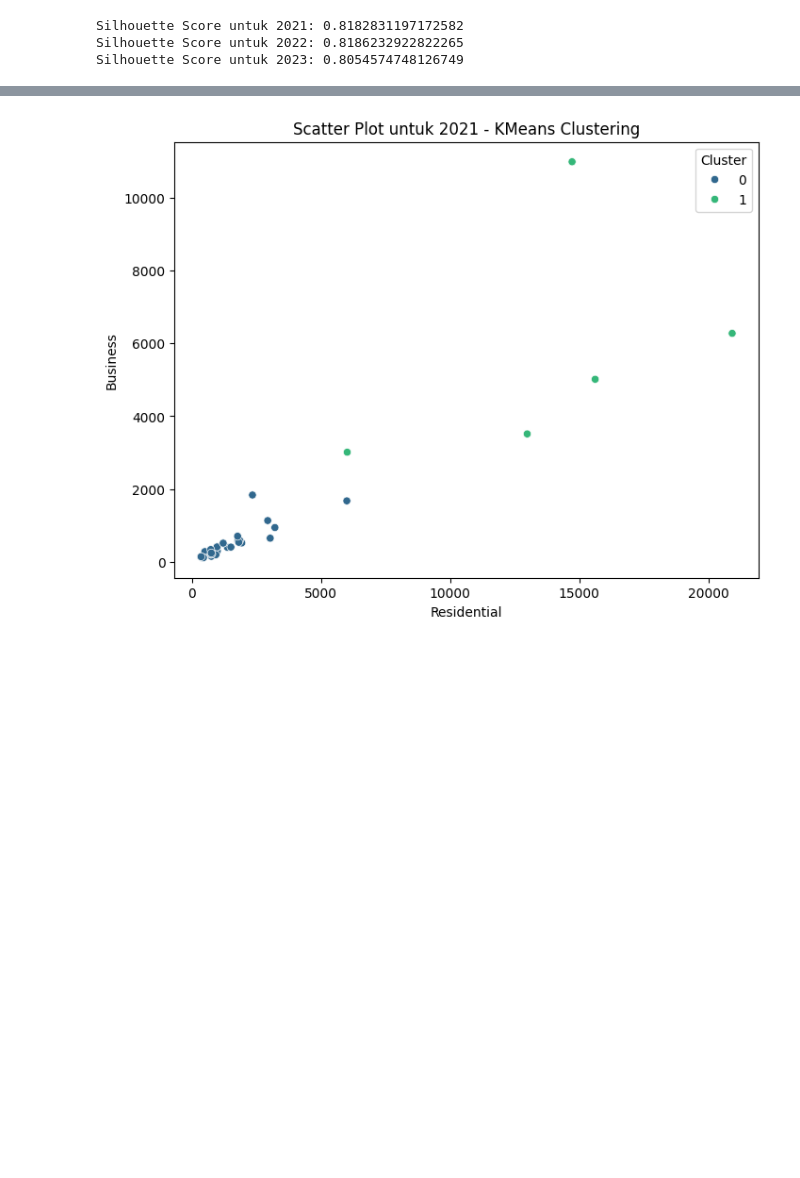
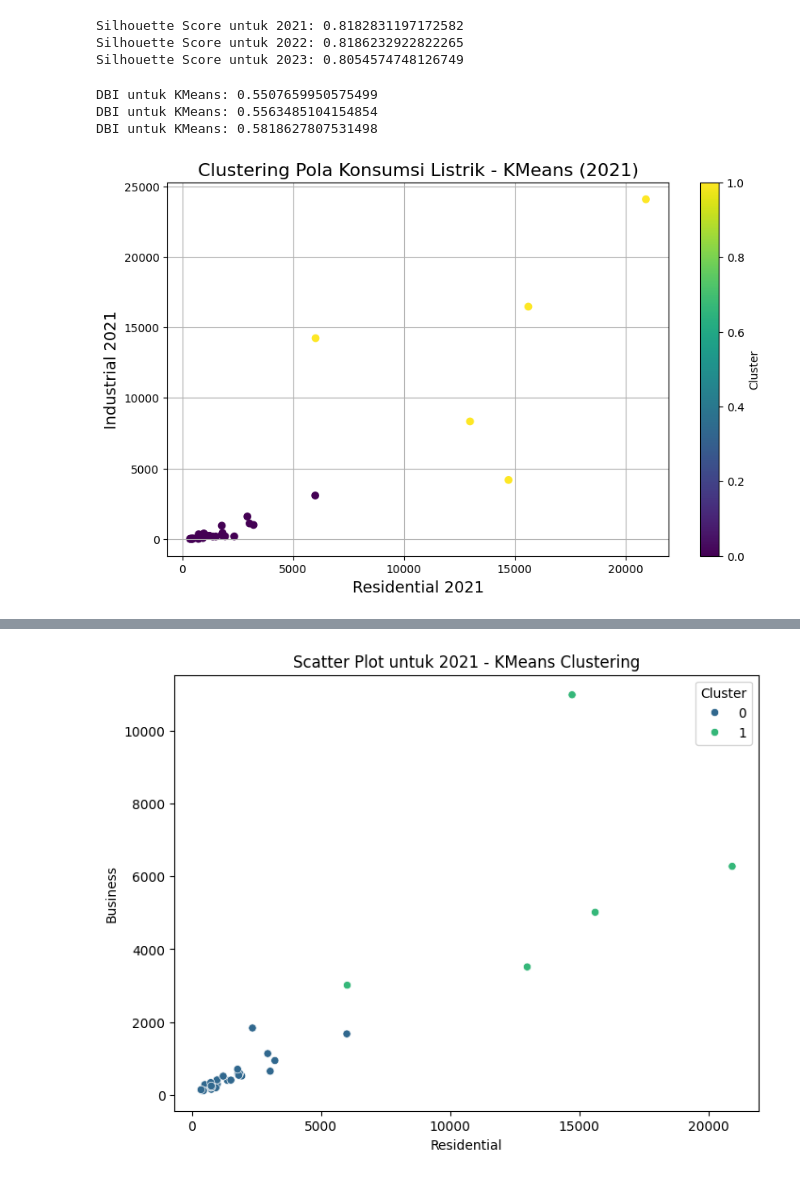
Before and after one commit to XQVWMM/konsumsi-listrik-notebook, a Jupyter notebook: Centroid.ipynb, the cells around one changed output, grey strips where cells are left out. Cells and saved outputs as stored; diff of their text form; code cells hidden in the pictures; blank space fills up the shorter version.

```diff
--- a/Centroid.ipynb
+++ b/Centroid.ipynb
@@ -148,3 +165,28 @@ print(f"Silhouette Score untuk 2023: {sil_score_2023}")
 Silhouette Score untuk 2021: 0.8182831197172582
 Silhouette Score untuk 2022: 0.8186232922822265
 Silhouette Score untuk 2023: 0.8054574748126749
+# %%
+from sklearn.metrics import davies_bouldin_score
+dbi_kmeans2021 = davies_bouldin_score(data_scaled_2021, data_T2021['Cluster_Robust'])
+print(f"DBI untuk KMeans: {dbi_kmeans2021}")
+
+dbi_kmeans2022 = davies_bouldin_score(data_scaled_2022, data_T2022['Cluster_Robust'])
+print(f"DBI untuk KMeans: {dbi_kmeans2022}")
+
+dbi_kmeans2023 = davies_bouldin_score(data_scaled_2023, data_T2023['Cluster_Robust'])
+print(f"DBI untuk KMeans: {dbi_kmeans2023}")
+# %% [output]
+DBI untuk KMeans: 0.5507659950575499
+DBI untuk KMeans: 0.5563485104154854
+DBI untuk KMeans: 0.5818627807531498
+# %%
+plt.figure(figsize=(10, 6))
+plt.scatter(data_final['Residential_2021'], data_final['Industrial_2021'], c=data_T2021['Cluster_Robust'], cmap='viridis', marker='o')
+plt.title('Clustering Pola Konsumsi Listrik - KMeans (2021)', fontsize=16)
+plt.xlabel('Residential 2021', fontsize=14)
+plt.ylabel('Industrial 2021', fontsize=14)
+plt.colorbar(label='Cluster')
+plt.grid(True)
+plt.show()
+# %% [output]
+[figure, added]
```
Also changed, not shown: parts of 5 cells of this notebook, 1 other file.
